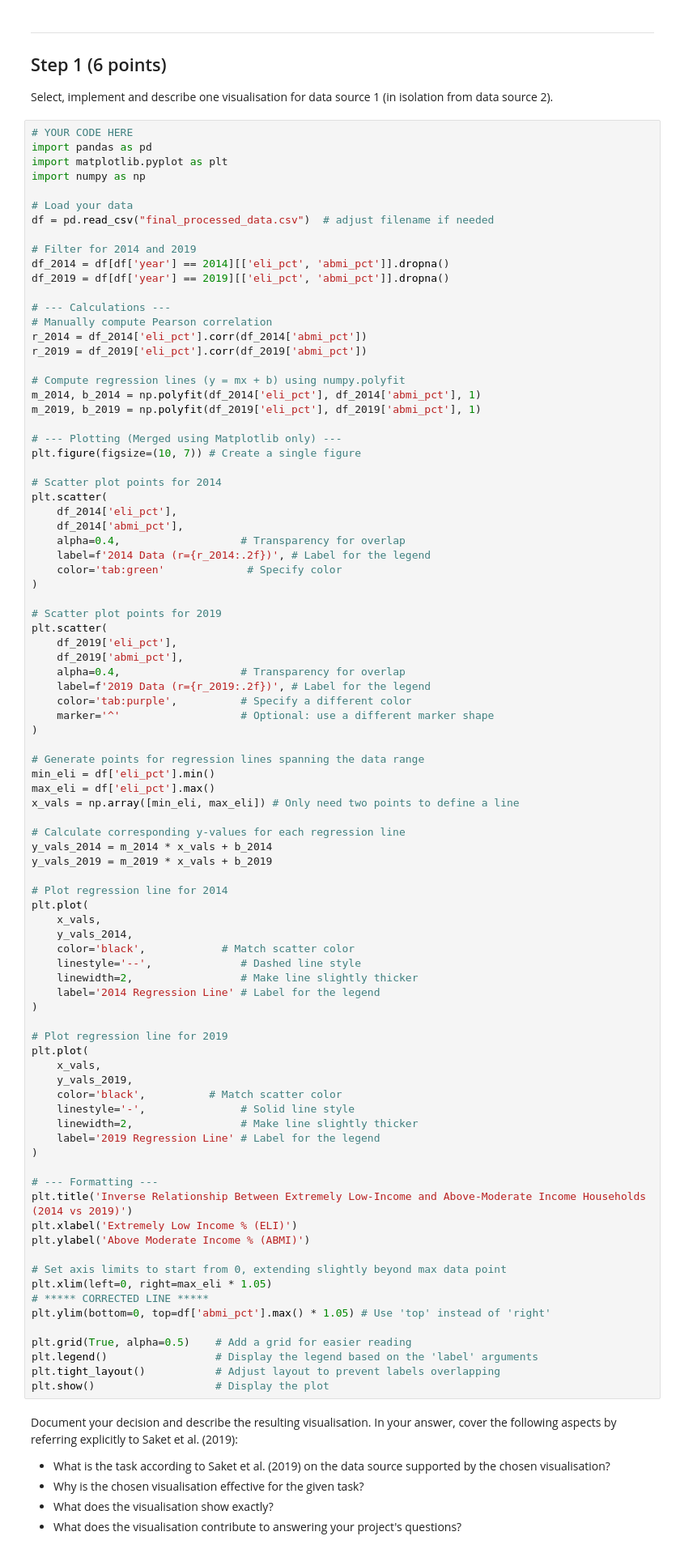
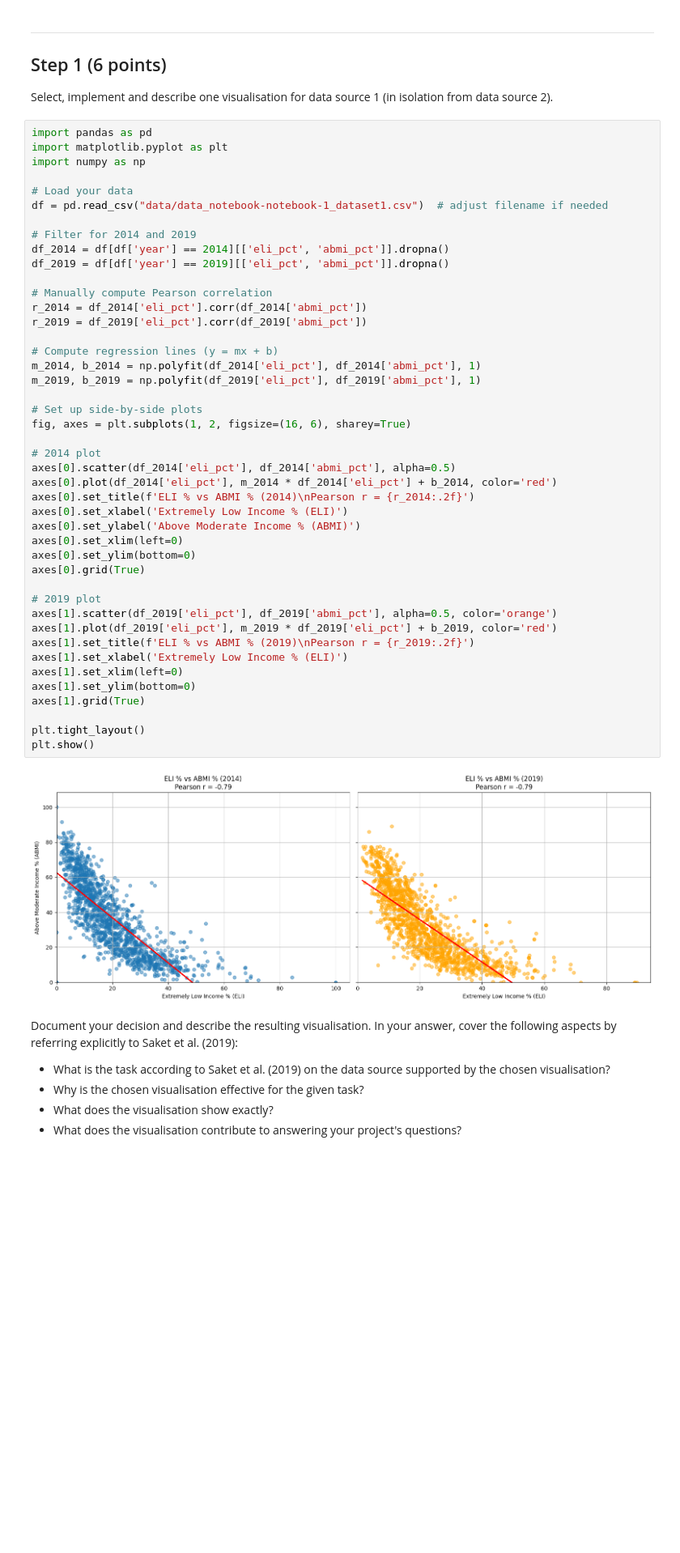
Before and after one commit to brechthaben/BBE, a Jupyter notebook: SBWL DataScience/DataProcessing/Assignments/Assignment-5/notebook-1-6.ipynb, the cells around one changed output. Shown at 81% size. Cells and saved outputs as stored; diff of their text form; blank space fills up the shorter version.

```diff
--- a/SBWL DataScience/DataProcessing/Assignments/Assignment-5/notebook-1-6.ipynb
+++ b/SBWL DataScience/DataProcessing/Assignments/Assignment-5/notebook-1-6.ipynb
@@ -30,92 +30,51 @@ Requirements:
 
 Select, implement and describe one visualisation for data source 1 (in isolation from data source 2).
 # %%
-# YOUR CODE HERE
 import pandas as pd
 import matplotlib.pyplot as plt
 import numpy as np
 
 # Load your data
-df = pd.read_csv("final_processed_data.csv")  # adjust filename if needed
+df = pd.read_csv("data/data_notebook-notebook-1_dataset1.csv")  # adjust filename if needed
 
 # Filter for 2014 and 2019
 df_2014 = df[df['year'] == 2014][['eli_pct', 'abmi_pct']].dropna()
 df_2019 = df[df['year'] == 2019][['eli_pct', 'abmi_pct']].dropna()
 
-# --- Calculations ---
 # Manually compute Pearson correlation
 r_2014 = df_2014['eli_pct'].corr(df_2014['abmi_pct'])
 r_2019 = df_2019['eli_pct'].corr(df_2019['abmi_pct'])
 
-# Compute regression lines (y = mx + b) using numpy.polyfit
+# Compute regression lines (y = mx + b)
 m_2014, b_2014 = np.polyfit(df_2014['eli_pct'], df_2014['abmi_pct'], 1)
 m_2019, b_2019 = np.polyfit(df_2019['eli_pct'], df_2019['abmi_pct'], 1)
 
-# --- Plotting (Merged using Matplotlib only) ---
-plt.figure(figsize=(10, 7)) # Create a single figure
+# Set up side-by-side plots
+fig, axes = plt.subplots(1, 2, figsize=(16, 6), sharey=True)
 
-# Scatter plot points for 2014
-plt.scatter(
-    df_2014['eli_pct'],
-    df_2014['abmi_pct'],
-    alpha=0.4,                   # Transparency for overlap
-    label=f'2014 Data (r={r_2014:.2f})', # Label for the legend
-    color='tab:green'             # Specify color
-)
+# 2014 plot
+axes[0].scatter(df_2014['eli_pct'], df_2014['abmi_pct'], alpha=0.5)
+axes[0].plot(df_2014['eli_pct'], m_2014 * df_2014['eli_pct'] + b_2014, color='red')
+axes[0].set_title(f'ELI % vs ABMI % (2014)\nPearson r = {r_2014:.2f}')
+axes[0].set_xlabel('Extremely Low Income % (ELI)')
+axes[0].set_ylabel('Above Moderate Income % (ABMI)')
+axes[0].set_xlim(left=0)
+axes[0].set_ylim(bottom=0)
+axes[0].grid(True)
 
-# Scatter plot points for 2019
-plt.scatter(
-    df_2019['eli_pct'],
-    df_2019['abmi_pct'],
-    alpha=0.4,                   # Transparency for overlap
-    label=f'2019 Data (r={r_2019:.2f})', # Label for the legend
-    color='tab:purple',          # Specify a different color
-    marker='^'                   # Optional: use a different marker shape
-)
+# 2019 plot
+axes[1].scatter(df_2019['eli_pct'], df_2019['abmi_pct'], alpha=0.5, color='orange')
+axes[1].plot(df_2019['eli_pct'], m_2019 * df_2019['eli_pct'] + b_2019, color='red')
+axes[1].set_title(f'ELI % vs ABMI % (2019)\nPearson r = {r_2019:.2f}')
+axes[1].set_xlabel('Extremely Low Income % (ELI)')
+axes[1].set_xlim(left=0)
+axes[1].set_ylim(bottom=0)
+axes[1].grid(True)
 
-# Generate points for regression lines spanning the data range
-min_eli = df['eli_pct'].min()
-max_eli = df['eli_pct'].max()
-x_vals = np.array([min_eli, max_eli]) # Only need two points to define a line
-
-# Calculate corresponding y-values for each regression line
-y_vals_2014 = m_2014 * x_vals + b_2014
-y_vals_2019 = m_2019 * x_vals + b_2019
-
-# Plot regression line for 2014
-plt.plot(
-    x_vals,
-    y_vals_2014,
-    color='black',            # Match scatter color
-    linestyle='--',              # Dashed line style
-    linewidth=2,                 # Make line slightly thicker
-    label='2014 Regression Line' # Label for the legend
-)
-
-# Plot regression line for 2019
-plt.plot(
-    x_vals,
-    y_vals_2019,
-    color='black',          # Match scatter color
-    linestyle='-',               # Solid line style
-    linewidth=2,                 # Make line slightly thicker
-    label='2019 Regression Line' # Label for the legend
-)
-
-# --- Formatting ---
-plt.title('Inverse Relationship Between Extremely Low-Income and Above-Moderate Income Households (2014 vs 2019)')
-plt.xlabel('Extremely Low Income % (ELI)')
-plt.ylabel('Above Moderate Income % (ABMI)')
-
-# Set axis limits to start from 0, extending slightly beyond max data point
-plt.xlim(left=0, right=max_eli * 1.05)
-# ***** CORRECTED LINE *****
-plt.ylim(bottom=0, top=df['abmi_pct'].max() * 1.05) # Use 'top' instead of 'right'
-
-plt.grid(True, alpha=0.5)    # Add a grid for easier reading
-plt.legend()                 # Display the legend based on the 'label' arguments
-plt.tight_layout()           # Adjust layout to prevent labels overlapping
-plt.show()                   # Display the plot
+plt.tight_layout()
+plt.show()
+# %% [output]
+[figure, added]
 # %% [markdown]
 Document your decision and describe the resulting visualisation. In your answer, cover the following aspects by referring explicitly to Saket et al. (2019):
 
```
Also changed, not shown: parts of 3 cells of this notebook, 6 other files.
